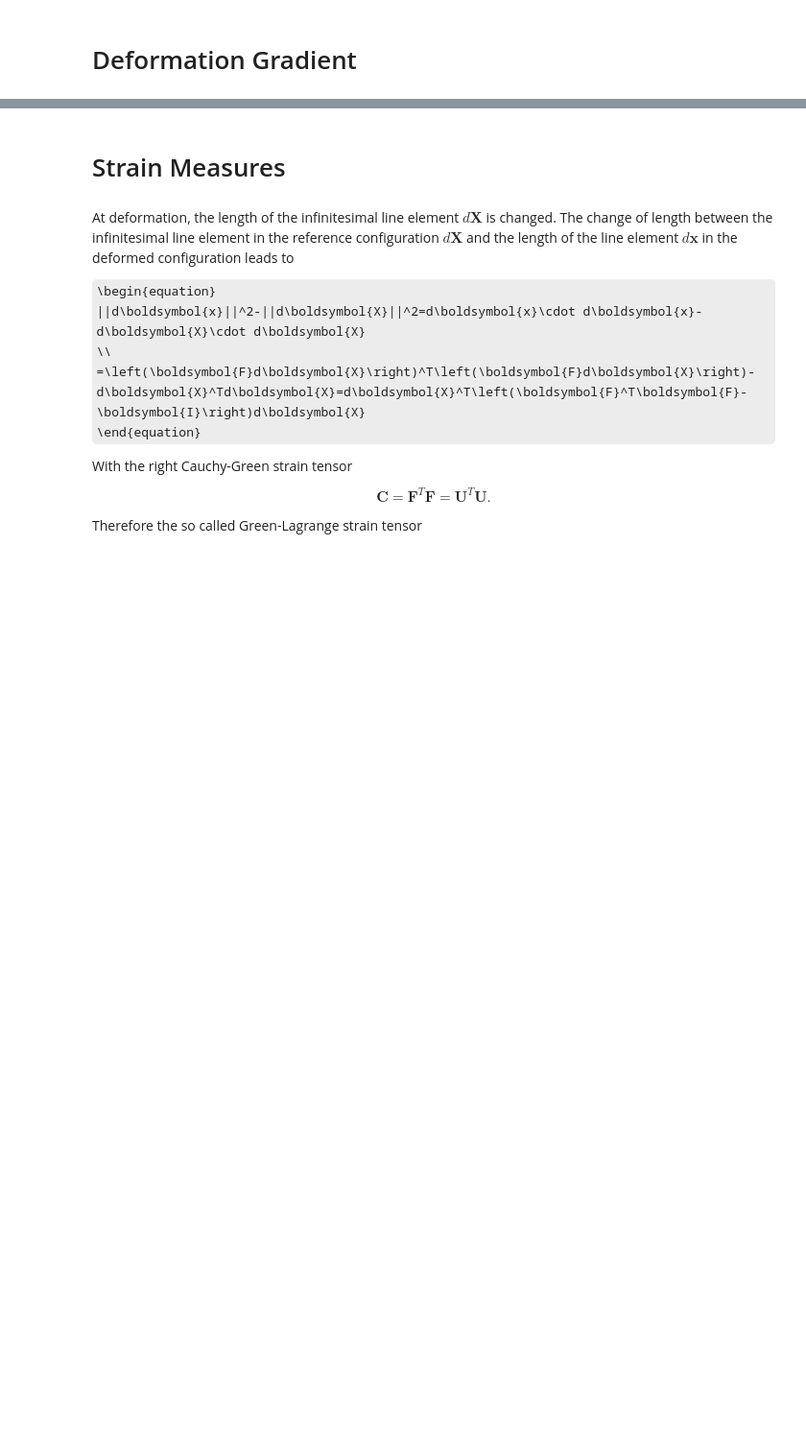
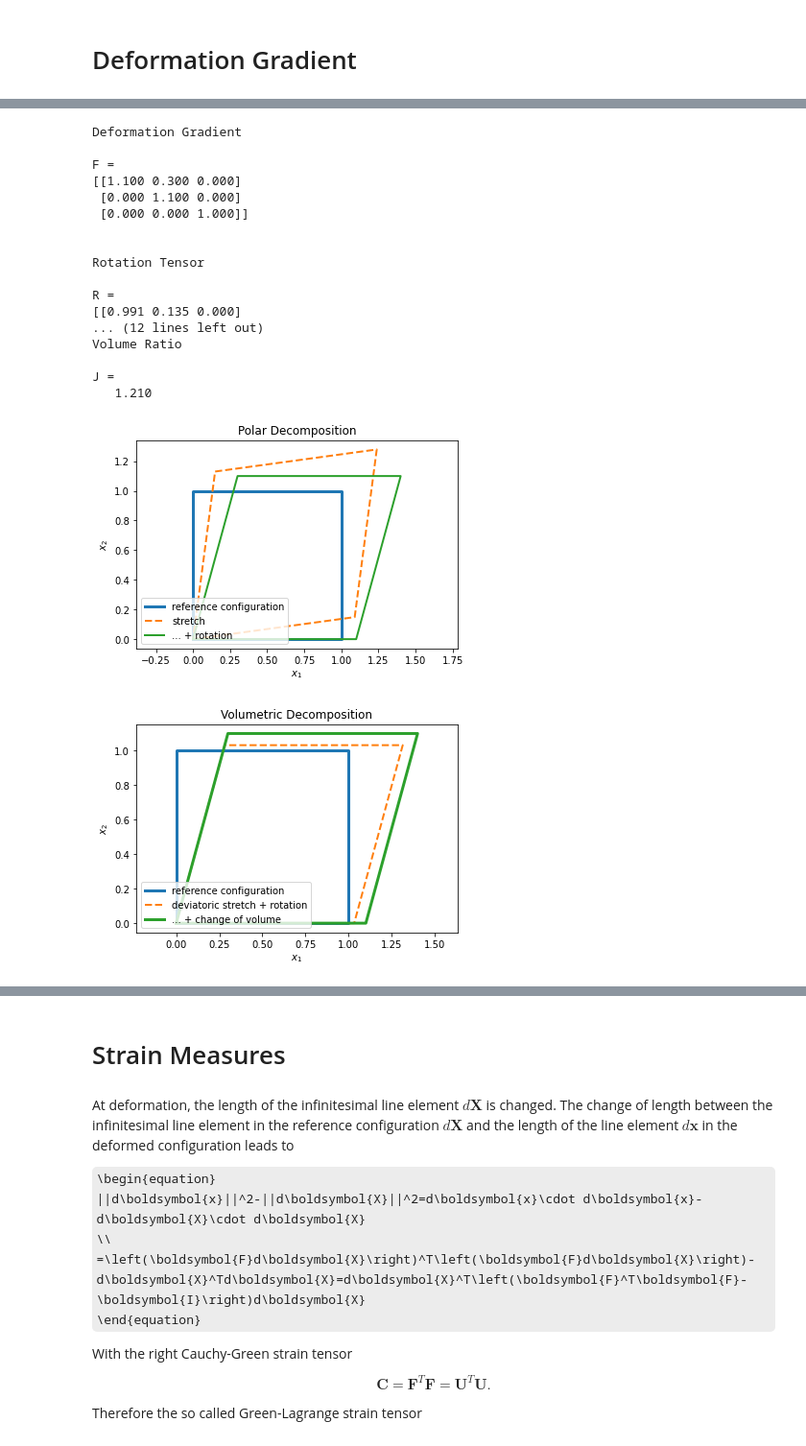
Before and after one commit to CPShub/LectureMultiscaleMethods, a Jupyter notebook: 02_kinematics.ipynb, the cells around one changed output, grey strips where cells are left out. Shown at 96% size. Saved outputs shown, nothing was run; the diff lists cells and outputs as text; code cells hidden in the pictures; some formulas as TeX source; blank space fills up the shorter version.

Commit message:
Better visualization of static / interactive content

```diff
--- a/02_kinematics.ipynb
+++ b/02_kinematics.ipynb
@@ -146,0 +129,22 @@ J =
+# %%
+F_decomposition()
+# %% [output]
+Deformation Gradient
+
+F =
+[[1.100 0.300 0.000]
+ [0.000 1.100 0.000]
+ [0.000 0.000 1.000]]
+
+
+Rotation Tensor
+
+R =
+[[0.991 0.135 0.000]
+... (12 lines left out)
+Volume Ratio
+
+J =
+   1.210
+[figure, added]
+[figure, added]
```
Also changed, not shown: parts of 21 cells of this notebook, 9 other files.
